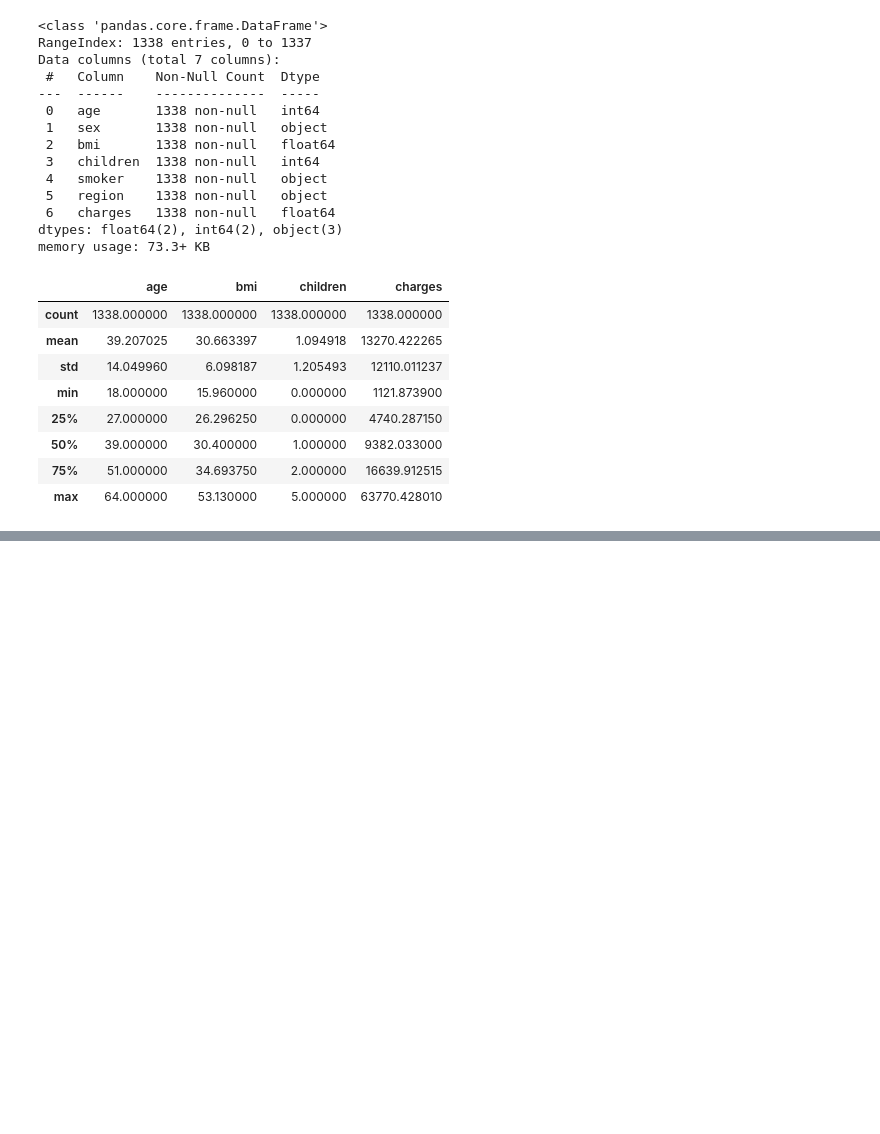
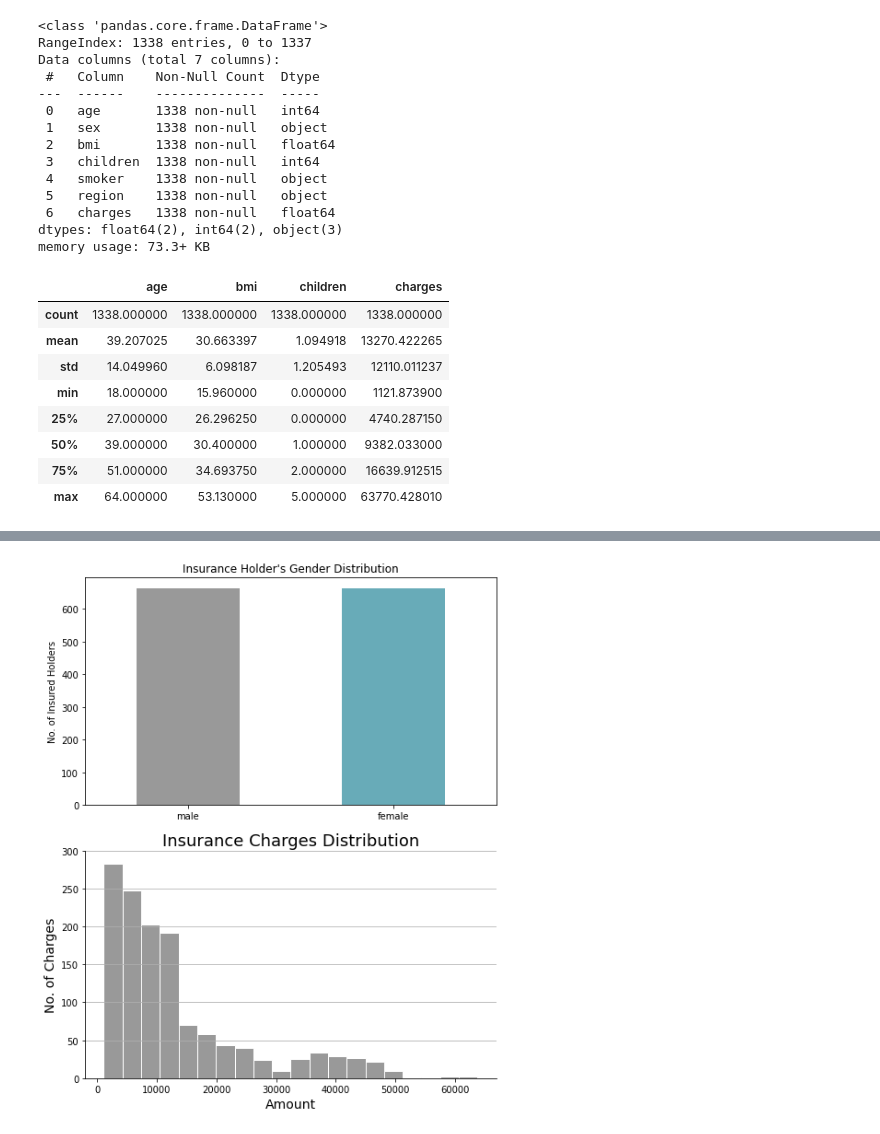
Before and after one commit to Astrathena18/DATA103-Repository, a Jupyter notebook: Notebooks/FinalProject/KNNModel.ipynb, the cells around one changed output, grey strips where cells are left out. Saved outputs shown, nothing was run; the diff lists cells and outputs as text; code cells hidden in the pictures; blank space fills up the shorter version.

```diff
--- a/Notebooks/FinalProject/KNNModel.ipynb
+++ b/Notebooks/FinalProject/KNNModel.ipynb
@@ -89,0 +124,11 @@ plt.tight_layout()
+# %%
+X = df.drop(labels=['sex'], axis=1)
+y = df['sex']
+# %%
+undersampler = RandomUnderSampler(sampling_strategy=1)
+X_under, y_under = undersampler.fit_resample(X, y)
+
+print(f"# of data points before resampling {len(y)}")
+print(f"# of data points after resampling {len(y_under)}")
+print(f"target distribution before resampling {Counter(y)}")
+print(f"target distribution after resampling {Counter(y_under)}")
@@ -89,0 +187,2 @@ plt.tight_layout()
+# %%
+df_gender = pd.DataFrame(y_under)
@@ -89,0 +198,2 @@ plt.tight_layout()
+# %%
+model_data = pd.merge(X_under, df_gender, left_index=True, right_index=True)
@@ -89,0 +216,24 @@ plt.tight_layout()
+# %%
+fig = plt.figure(figsize=(15, 6))
+
+ax = fig.add_subplot(2,1,1)
+
+ax = model_data['sex'].value_counts().plot(figsize=(8, 10), kind='bar', color=['#999999', '#68abb8'], width=0.5)
+
+ax.set_xticklabels(['male', 'female'], rotation=0)
+ax.set_title('Insurance Holder\'s Gender Distribution')
+ax.set_ylabel('No. of Insured Holders');
+
+ax2 = fig.add_subplot(2,1,2)
+
+model_data['charges'].hist(ax=ax2, bins=20, edgecolor='w', color='#999999')
+ax2.set_title('Insurance Charges Distribution', fontsize=18)
+ax2.set_xlabel('Amount', fontsize=14)
+ax2.set_ylabel('No. of Charges', fontsize=14)
+ax2.set_ylim([0, 300])
+ax2.spines['right'].set_visible(False)
+ax2.spines['top'].set_visible(False)
+ax2.xaxis.grid(False)
+fig.savefig("figures/new_gender_and_charges_distribution.png")
+# %% [output]
+[figure, added]
```
Also changed, not shown: parts of 41 cells of this notebook, 7 other files.
